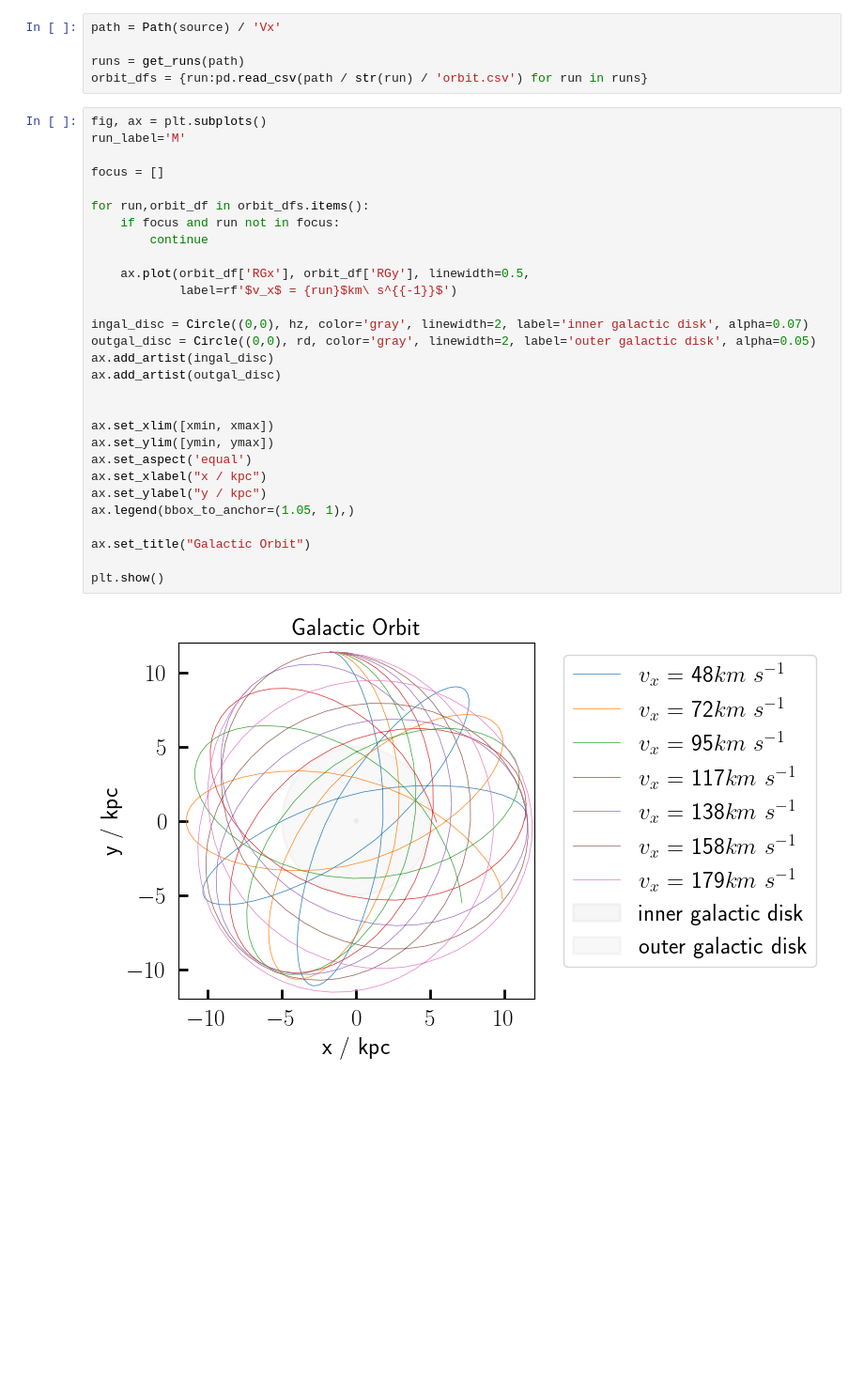
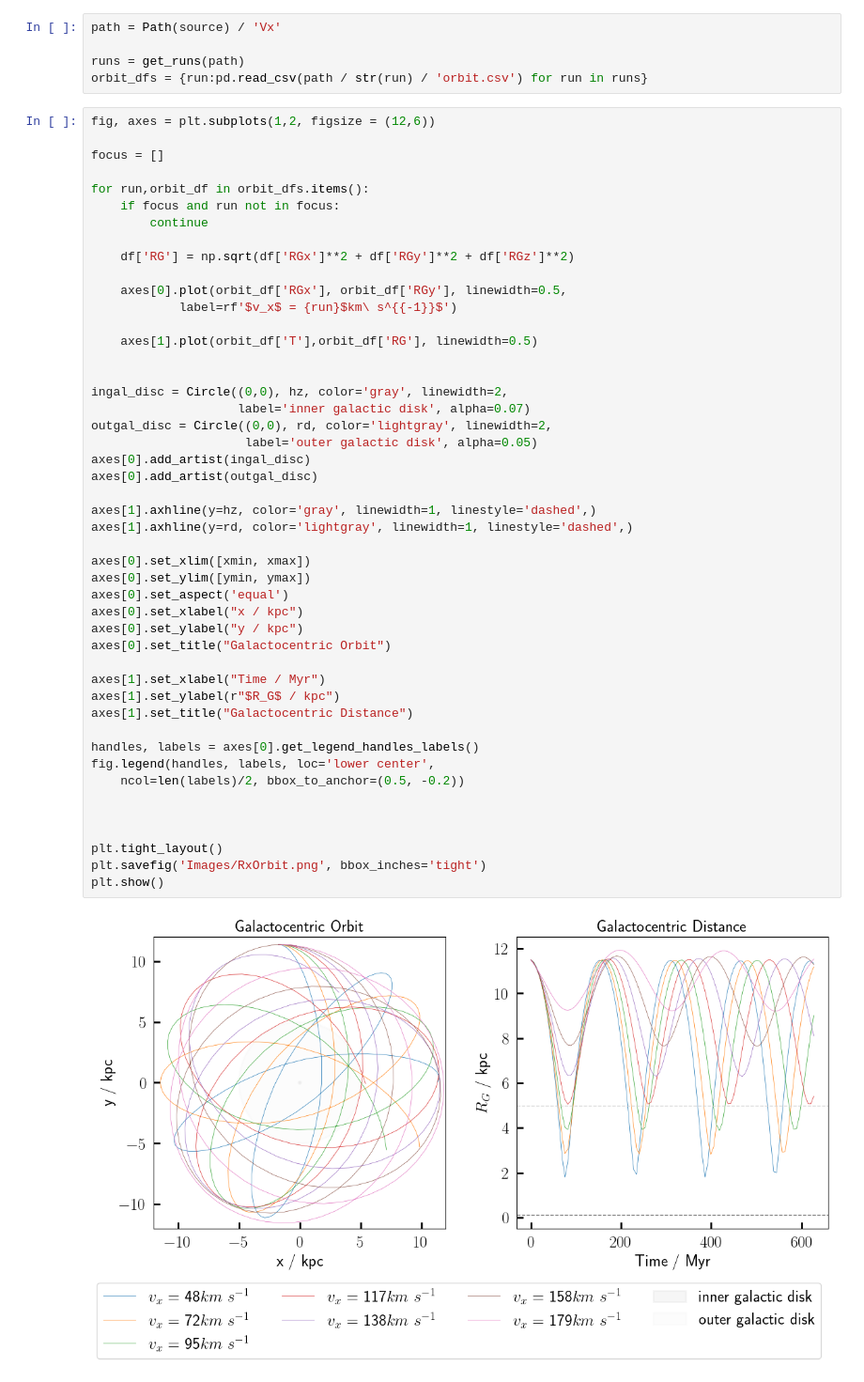
Before and after one commit to RSPicken2/stellar-streams, a Jupyter notebook: OrbitAnalysis.ipynb, the cells around one changed output. Shown at 94% size. Cells and saved outputs as stored; diff of their text form; blank space fills up the shorter version.

Commit message:
Add Vx orbit plot

```diff
--- a/OrbitAnalysis.ipynb
+++ b/OrbitAnalysis.ipynb
@@ -309,35 +309,53 @@ path = Path(source) / 'Vx'
 runs = get_runs(path)
 orbit_dfs = {run:pd.read_csv(path / str(run) / 'orbit.csv') for run in runs}
 # %%
-fig, ax = plt.subplots()
-run_label='M'
+fig, axes = plt.subplots(1,2, figsize = (12,6))
 
 focus = []
 
 for run,orbit_df in orbit_dfs.items():
     if focus and run not in focus:
         continue
 
-    ax.plot(orbit_df['RGx'], orbit_df['RGy'], linewidth=0.5,
+    df['RG'] = np.sqrt(df['RGx']**2 + df['RGy']**2 + df['RGz']**2)
+
+    axes[0].plot(orbit_df['RGx'], orbit_df['RGy'], linewidth=0.5,
             label=rf'$v_x$ = {run}$km\ s^{{-1}}$')
 
-ingal_disc = Circle((0,0), hz, color='gray', linewidth=2, label='inner galactic disk', alpha=0.07)
-outgal_disc = Circle((0,0), rd, color='gray', linewidth=2, label='outer galactic disk', alpha=0.05)
-ax.add_artist(ingal_disc)
-ax.add_artist(outgal_disc)
+    axes[1].plot(orbit_df['T'],orbit_df['RG'], linewidth=0.5)
 
 
-ax.set_xlim([xmin, xmax])
-ax.set_ylim([ymin, ymax])
-ax.set_aspect('equal')
-ax.set_xlabel("x / kpc")
-ax.set_ylabel("y / kpc")
-ax.legend(bbox_to_anchor=(1.05, 1),)
+ingal_disc = Circle((0,0), hz, color='gray', linewidth=2,
+                    label='inner galactic disk', alpha=0.07)
+outgal_disc = Circle((0,0), rd, color='lightgray', linewidth=2,
+                     label='outer galactic disk', alpha=0.05)
+axes[0].add_artist(ingal_disc)
+axes[0].add_artist(outgal_disc)
 
-ax.set_title("Galactic Orbit")
+axes[1].axhline(y=hz, color='gray', linewidth=1, linestyle='dashed',)
+axes[1].axhline(y=rd, color='lightgray', linewidth=1, linestyle='dashed',)
 
+axes[0].set_xlim([xmin, xmax])
+axes[0].set_ylim([ymin, ymax])
+axes[0].set_aspect('equal')
+axes[0].set_xlabel("x / kpc")
+axes[0].set_ylabel("y / kpc")
+axes[0].set_title("Galactocentric Orbit")
+
+axes[1].set_xlabel("Time / Myr")
+axes[1].set_ylabel(r"$R_G$ / kpc")
+axes[1].set_title("Galactocentric Distance")
+
+handles, labels = axes[0].get_legend_handles_labels()
+fig.legend(handles, labels, loc='lower center',
+    ncol=len(labels)/2, bbox_to_anchor=(0.5, -0.2))
+
+
+
+plt.tight_layout()
+plt.savefig('Images/RxOrbit.png', bbox_inches='tight')
 plt.show()
 # %% [output]
-[figure, old version]
+[figure, new version]
 # %%
 es = {}
```
Also changed, not shown: parts of 4 cells of this notebook.
